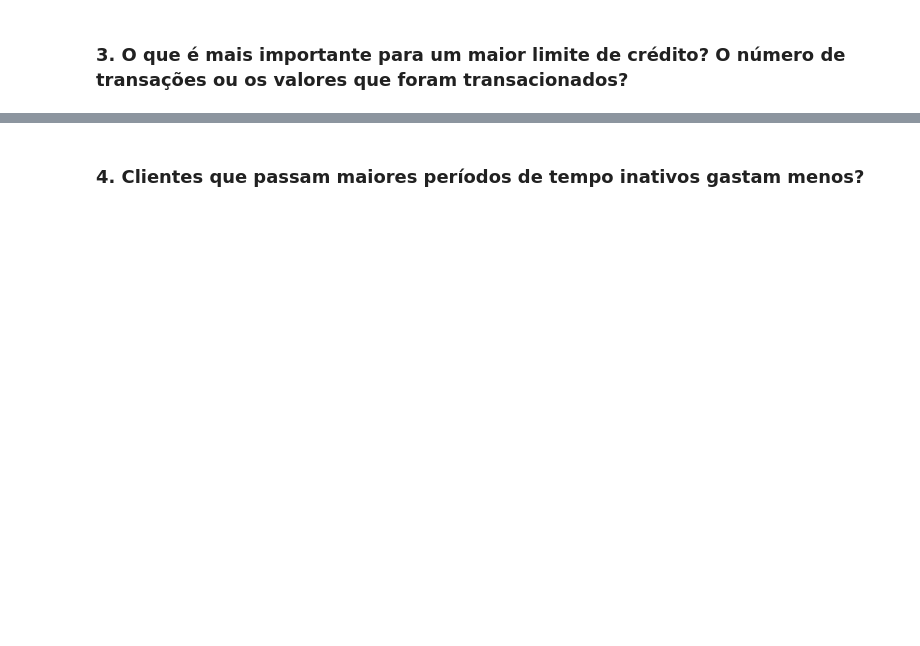
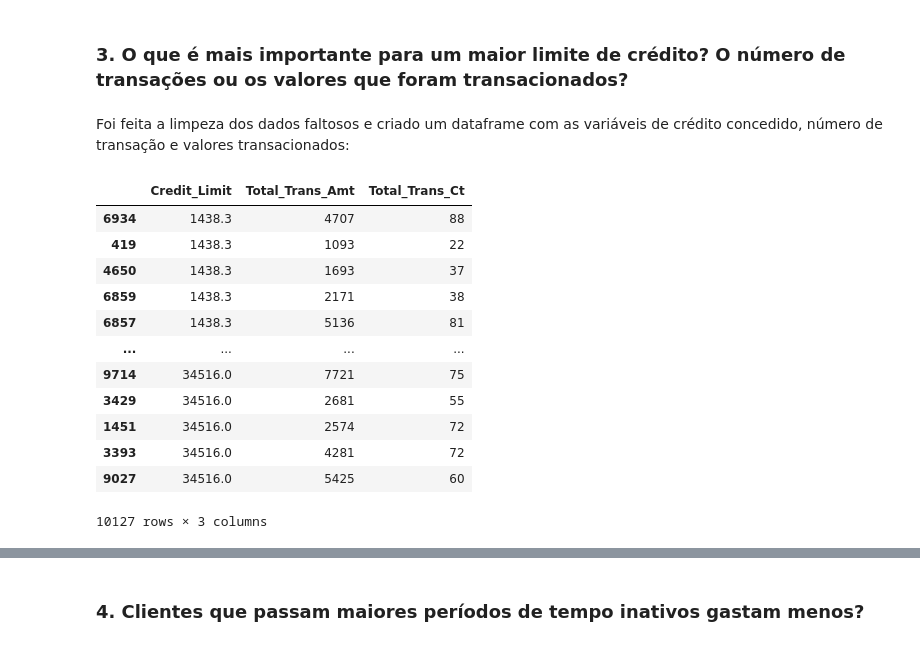
Before and after one commit to pedroernesto00/-CK0223---Mineracao-de-Dados---Trabalho-Final, a Jupyter notebook: Checkpoint #2 - Análise Exploratória dos Dados.ipynb, the cells around one changed output, grey strips where cells are left out. Drawn from its saved outputs; the diff is of its cells as text; code cells hidden in the pictures; blank space fills up the shorter version.

```diff
--- a/Checkpoint #2 - Análise Exploratória dos Dados.ipynb
+++ b/Checkpoint #2 - Análise Exploratória dos Dados.ipynb
@@ -248,2 +405,24 @@ dtype: int64
 # %% [markdown]
 ### 3. O que é mais importante para um maior limite de crédito? O número de transações ou os valores que foram transacionados?
+# %% [markdown]
+Foi feita a limpeza dos dados faltosos e criado um dataframe com as variáveis de crédito concedido, número de transação e valores transacionados:
+# %%
+me_df = df.drop(df[df['Credit_Limit'] == 'Unknown'].index)
+me_df = me_df.drop(me_df[me_df['Total_Trans_Ct'] == 'Unknown'].index)
+me_df = me_df.drop(me_df[me_df['Total_Trans_Amt'] == 'Unknown'].index)
+correlação = me_df[['Credit_Limit','Total_Trans_Amt','Total_Trans_Ct']].sort_values(by=['Credit_Limit'])
+correlação
+# %% [output]
+|  | Credit_Limit | Total_Trans_Amt | Total_Trans_Ct |
+| 6934 | 1438.3 | 4707 | 88 |
+| 419 | 1438.3 | 1093 | 22 |
+| 4650 | 1438.3 | 1693 | 37 |
+| 6859 | 1438.3 | 2171 | 38 |
+| 6857 | 1438.3 | 5136 | 81 |
+| ... | ... | ... | ... |
+| 9714 | 34516.0 | 7721 | 75 |
+| 3429 | 34516.0 | 2681 | 55 |
+| 1451 | 34516.0 | 2574 | 72 |
+| 3393 | 34516.0 | 4281 | 72 |
+| 9027 | 34516.0 | 5425 | 60 |
+10127 rows × 3 columns
```
Also changed, not shown: parts of 45 cells of this notebook.
